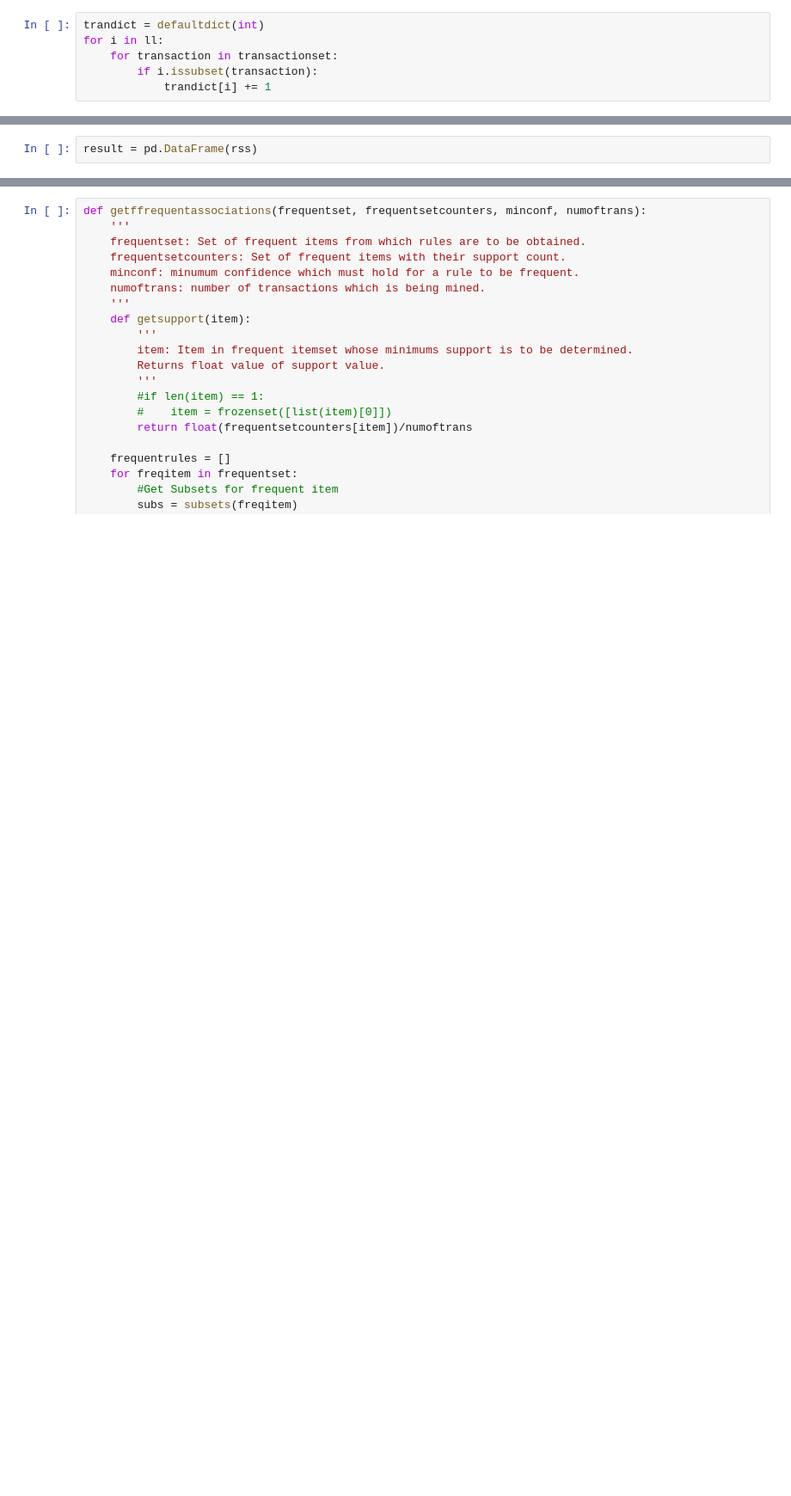
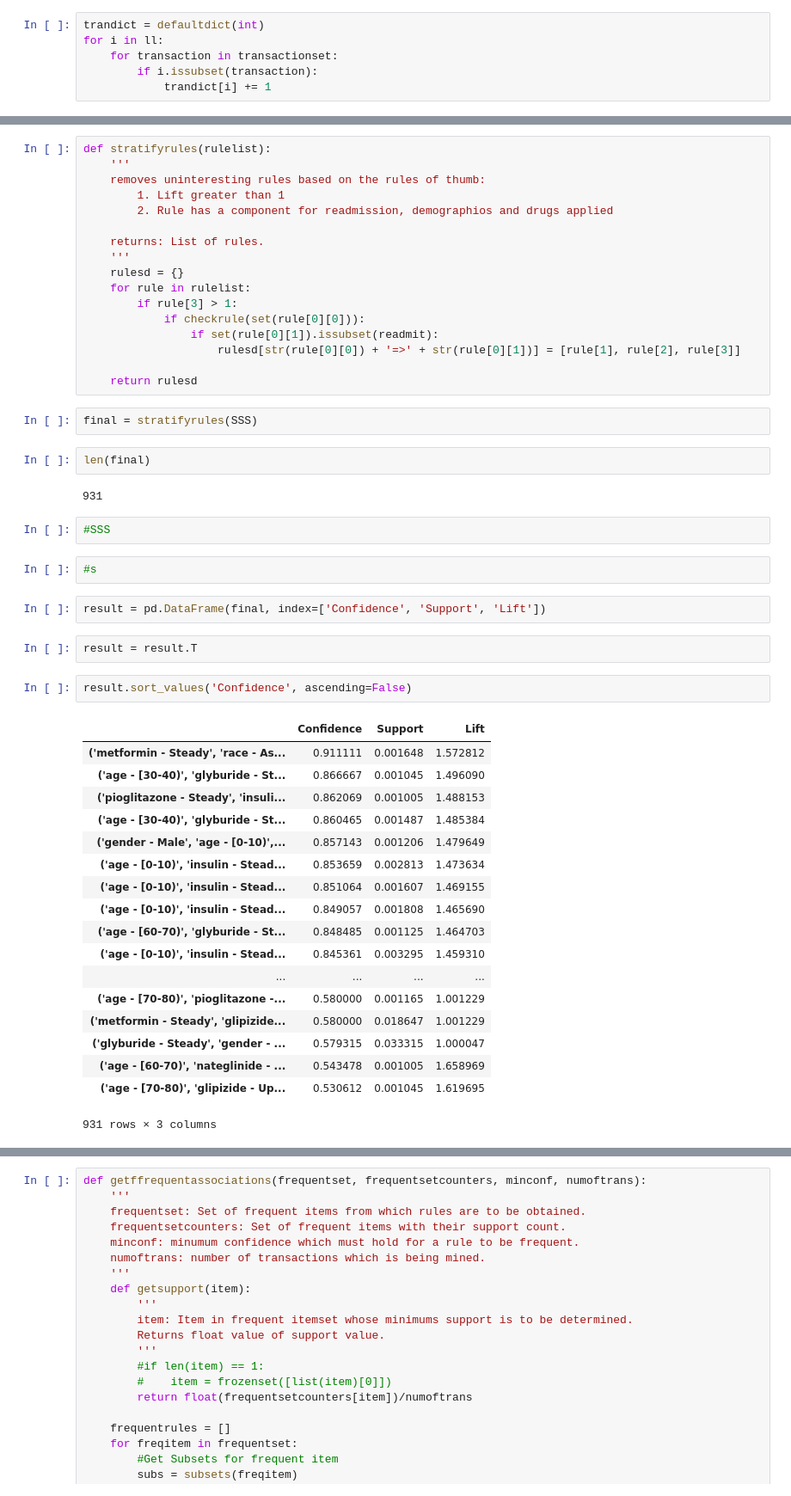
Before and after one commit to JudeOgbuibe/Data-Mining-Final-Project, a Jupyter notebook: dataset_diabetes/Pattern Mining Approach.ipynb, the cells around one changed output, grey strips where cells are left out. Shown at 86% size. Cells and saved outputs as stored; diff of their text form; blank space fills up the shorter version.

```diff
--- a/dataset_diabetes/Pattern Mining Approach.ipynb
+++ b/dataset_diabetes/Pattern Mining Approach.ipynb
@@ -983,2 +907,52 @@ s
+# %%
+def stratifyrules(rulelist):
+    '''
+    removes uninteresting rules based on the rules of thumb:
+        1. Lift greater than 1
+        2. Rule has a component for readmission, demographios and drugs applied
+
+    returns: List of rules.
+    '''
+    rulesd = {}
+    for rule in rulelist:
+        if rule[3] > 1:
+            if checkrule(set(rule[0][0])):
+                if set(rule[0][1]).issubset(readmit):
+                    rulesd[str(rule[0][0]) + '=>' + str(rule[0][1])] = [rule[1], rule[2], rule[3]]
+
+    return rulesd
+# %%
+final = stratifyrules(SSS)
+# %%
+len(final)
+# %% [output]
+931
+# %%
+#SSS
+# %%
+#s
 # %%
-result = pd.DataFrame(rss)
+result = pd.DataFrame(final, index=['Confidence', 'Support', 'Lift'])
+# %%
+result = result.T
+# %%
+result.sort_values('Confidence', ascending=False)
+# %% [output]
+|  | Confidence | Support | Lift |
+| ('metformin - Steady', 'race - As... | 0.911111 | 0.001648 | 1.572812 |
+| ('age - [30-40)', 'glyburide - St... | 0.866667 | 0.001045 | 1.496090 |
+| ('pioglitazone - Steady', 'insuli... | 0.862069 | 0.001005 | 1.488153 |
+| ('age - [30-40)', 'glyburide - St... | 0.860465 | 0.001487 | 1.485384 |
+| ('gender - Male', 'age - [0-10)',... | 0.857143 | 0.001206 | 1.479649 |
+| ('age - [0-10)', 'insulin - Stead... | 0.853659 | 0.002813 | 1.473634 |
+| ('age - [0-10)', 'insulin - Stead... | 0.851064 | 0.001607 | 1.469155 |
+| ('age - [0-10)', 'insulin - Stead... | 0.849057 | 0.001808 | 1.465690 |
+| ('age - [60-70)', 'glyburide - St... | 0.848485 | 0.001125 | 1.464703 |
+| ('age - [0-10)', 'insulin - Stead... | 0.845361 | 0.003295 | 1.459310 |
+| ... | ... | ... | ... |
+| ('age - [70-80)', 'pioglitazone -... | 0.580000 | 0.001165 | 1.001229 |
+| ('metformin - Steady', 'glipizide... | 0.580000 | 0.018647 | 1.001229 |
+| ('glyburide - Steady', 'gender - ... | 0.579315 | 0.033315 | 1.000047 |
+| ('age - [60-70)', 'nateglinide - ... | 0.543478 | 0.001005 | 1.658969 |
+| ('age - [70-80)', 'glipizide - Up... | 0.530612 | 0.001045 | 1.619695 |
+931 rows × 3 columns
```
Also changed, not shown: parts of 60 cells of this notebook, 3 other files.
